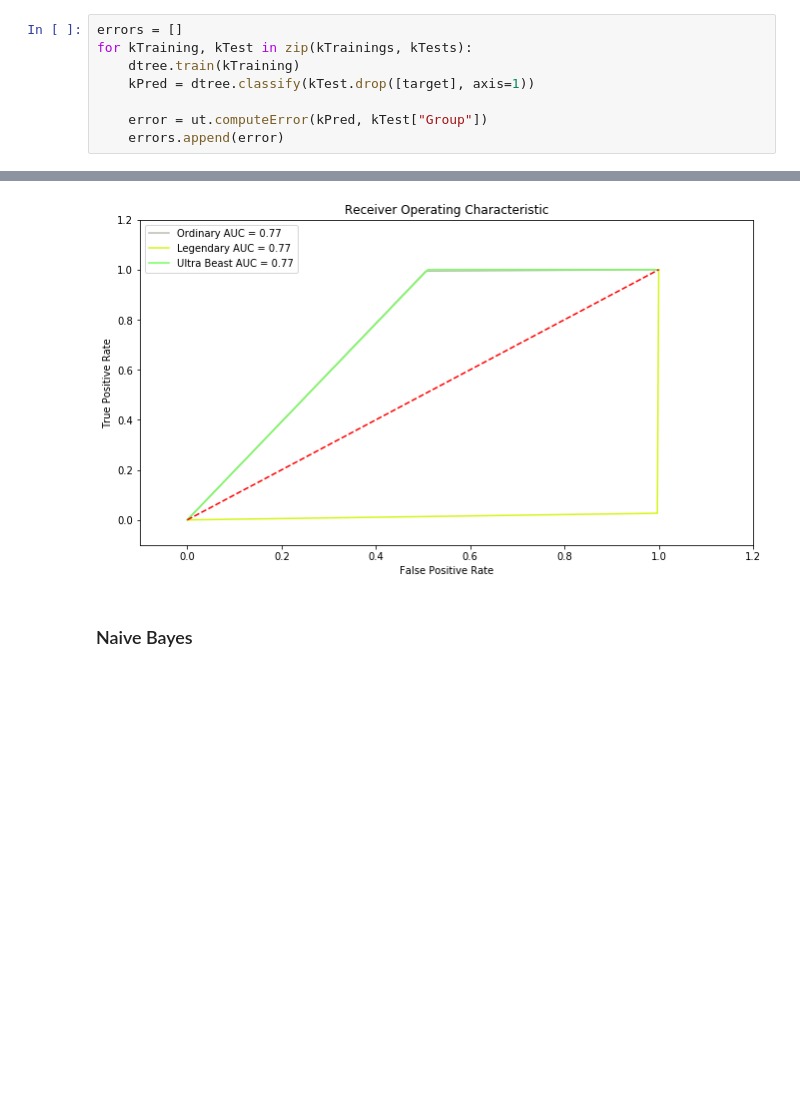
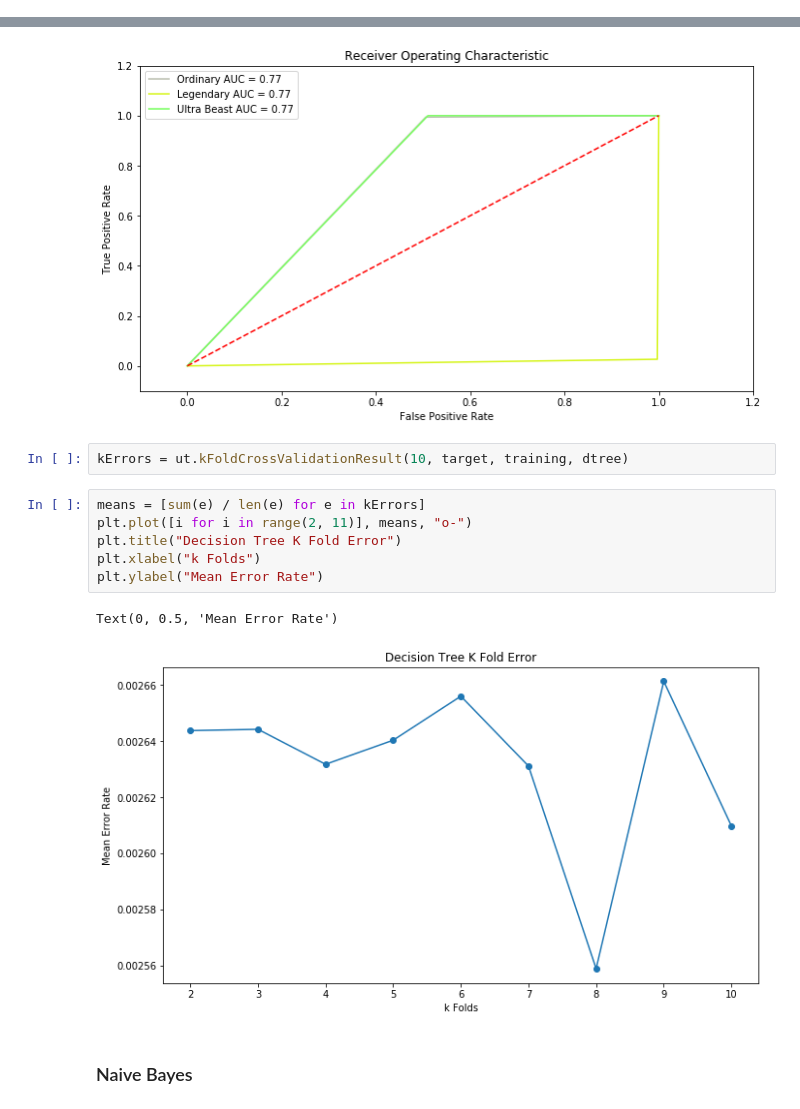
Before and after one commit to pandabytes/PokemonDatamining, a Jupyter notebook: predictors/Pokemon.ipynb, the cells around one changed output, grey strips where cells are left out. Cells and saved outputs as stored; diff of their text form; blank space fills up the shorter version.

Commit message:
Run cross validations over k folds for both models

```diff
--- a/predictors/Pokemon.ipynb
+++ b/predictors/Pokemon.ipynb
@@ -156,8 +107,0 @@ dtFScores = ut.computeFScores(dtPrecisions, dtRecalls)
-# %%
-errors = []
-for kTraining, kTest in zip(kTrainings, kTests):
-    dtree.train(kTraining)
-    kPred = dtree.classify(kTest.drop([target], axis=1))
-
-    error = ut.computeError(kPred, kTest["Group"])
-    errors.append(error)
@@ -221,6 +139,17 @@ plt.xlabel('False Positive Rate')
 plt.show()
 # %% [output]
 [figure]
+# %%
+kErrors = ut.kFoldCrossValidationResult(10, target, training, dtree)
+# %%
+means = [sum(e) / len(e) for e in kErrors]
+plt.plot([i for i in range(2, 11)], means, "o-")
+plt.title("Decision Tree K Fold Error")
+plt.xlabel("k Folds")
+plt.ylabel("Mean Error Rate")
+# %% [output]
+Text(0, 0.5, 'Mean Error Rate')
+[figure, added]
 # %% [markdown]
 ### Naive Bayes
 # %%
```
Also changed, not shown: parts of 20 cells of this notebook, 2 other files.
